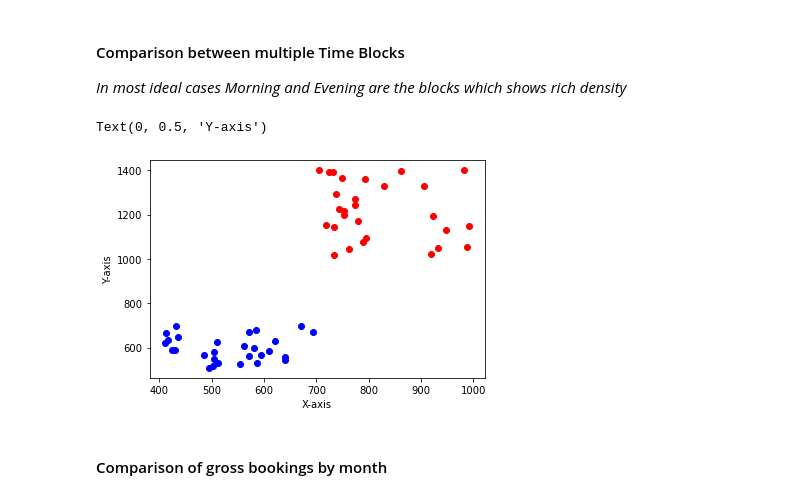
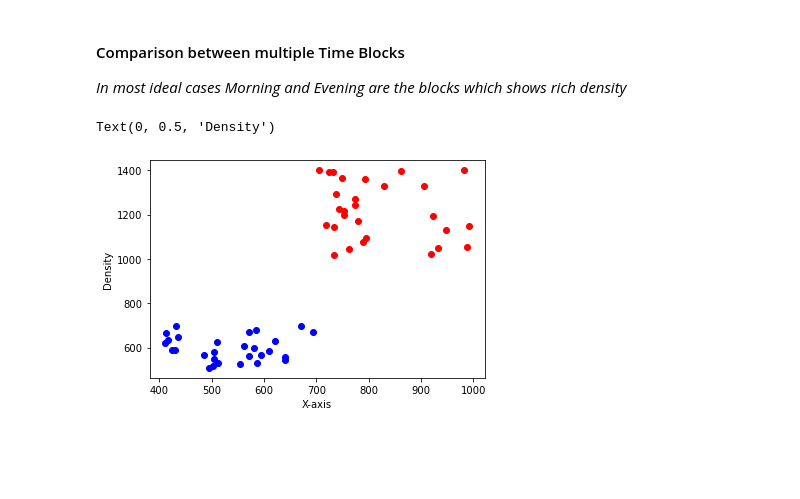
Before and after one commit to pratyayganguli/Dynamic-Pricing-Data-Visualization, a Jupyter notebook: notebook-files/dynamic-car-rental-pricing-algorithm.ipynb, the cells around one changed output. Cells and saved outputs as stored; diff of their text form; code cells hidden in the pictures; blank space fills up the shorter version.

```diff
--- a/notebook-files/dynamic-car-rental-pricing-algorithm.ipynb
+++ b/notebook-files/dynamic-car-rental-pricing-algorithm.ipynb
@@ -151,15 +127,13 @@ _In most ideal cases Morning and Evening are the blocks which shows rich density
 # %%
 x1_block = getDataByBlock(monthlyDF, '08:00 - 10:00')
 y1_block = getDataByBlock(monthlyDF, '18:00 - 20:00')
 x2_block = getDataByBlock(monthlyDF, '12:00 - 14:00')
 y2_block = getDataByBlock(monthlyDF, '14:00 - 16:00')
 
 plt.scatter(x1_block, y1_block, c ="red")
 plt.scatter(x2_block, y2_block, c ="blue")
 plt.xlabel("X-axis")
-plt.ylabel("Y-axis")
+plt.ylabel("Density")
 # %% [output]
-Text(0, 0.5, 'Y-axis')
+Text(0, 0.5, 'Density')
-[figure, old version]
+[figure, new version]
-# %% [markdown]
-#### Comparison of gross bookings by month ####
```
Also changed, not shown: parts of 3 cells of this notebook, 11 other files.
